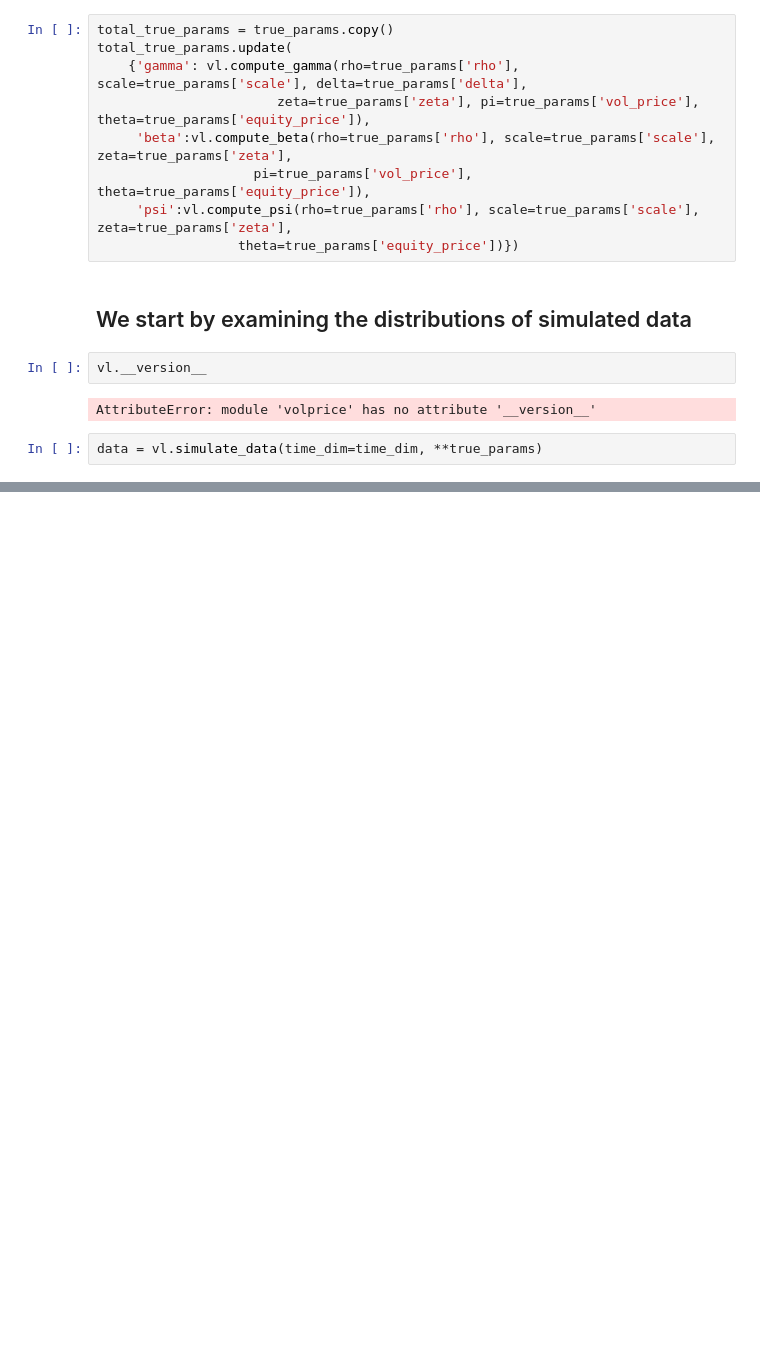
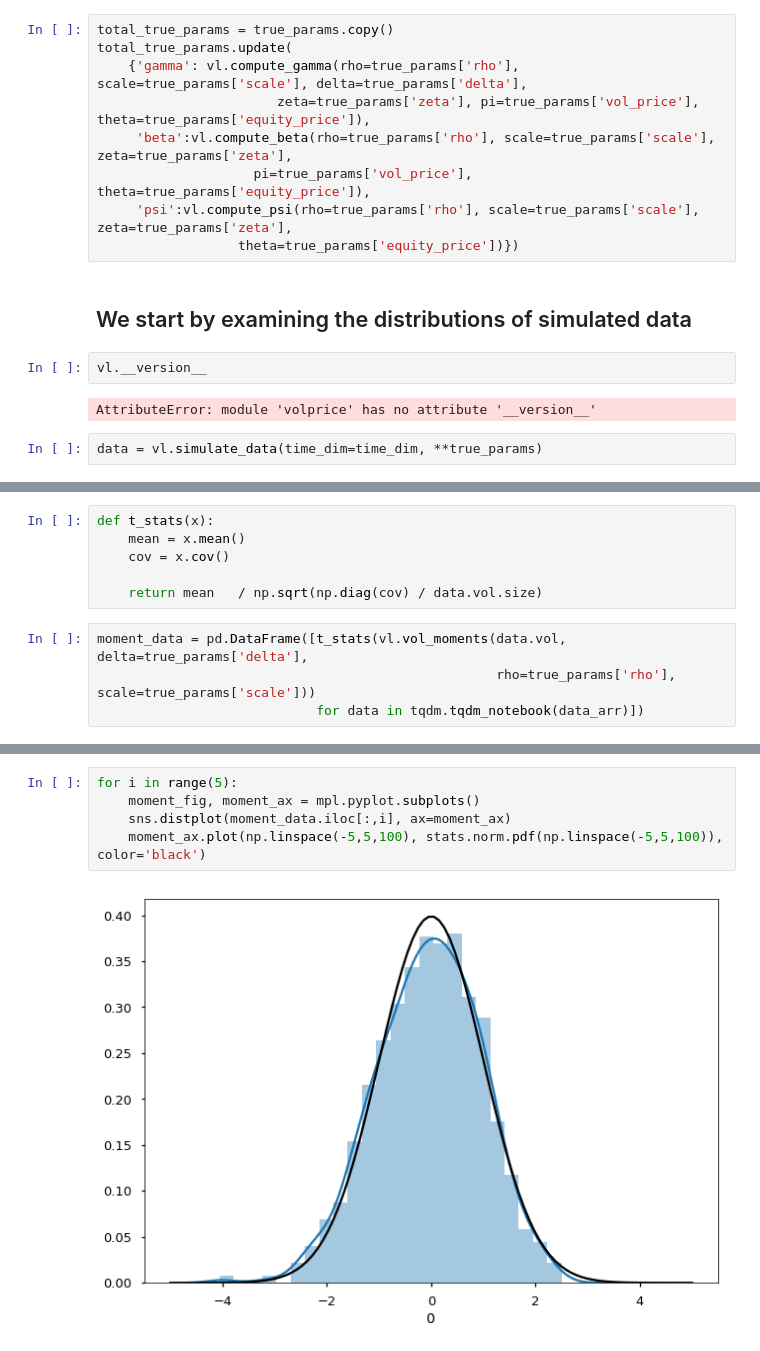
Before and after one commit to sangrey/RiskPriceInference, a Jupyter notebook: volpriceinference/asymptotic_distributions_under_strong_id.ipynb, the cells around one changed output, grey strips where cells are left out. Cells and saved outputs as stored; diff of their text form; blank space fills up the shorter version.

```diff
--- a/volpriceinference/asymptotic_distributions_under_strong_id.ipynb
+++ b/volpriceinference/asymptotic_distributions_under_strong_id.ipynb
@@ -87,0 +89,10 @@ with Pool(8) as pool:
+# %%
+def t_stats(x):
+    mean = x.mean()
+    cov = x.cov()
+
+    return mean   / np.sqrt(np.diag(cov) / data.vol.size)
+# %%
+moment_data = pd.DataFrame([t_stats(vl.vol_moments(data.vol, delta=true_params['delta'],
+                                                   rho=true_params['rho'], scale=true_params['scale']))
+                            for data in tqdm.tqdm_notebook(data_arr)])
@@ -87,0 +101,7 @@ with Pool(8) as pool:
+# %%
+for i in range(5):
+    moment_fig, moment_ax = mpl.pyplot.subplots()
+    sns.distplot(moment_data.iloc[:,i], ax=moment_ax)
+    moment_ax.plot(np.linspace(-5,5,100), stats.norm.pdf(np.linspace(-5,5,100)), color='black')
+# %% [output]
+[figure, added]
```
Also changed, not shown: parts of 25 cells of this notebook, 5 other files.
